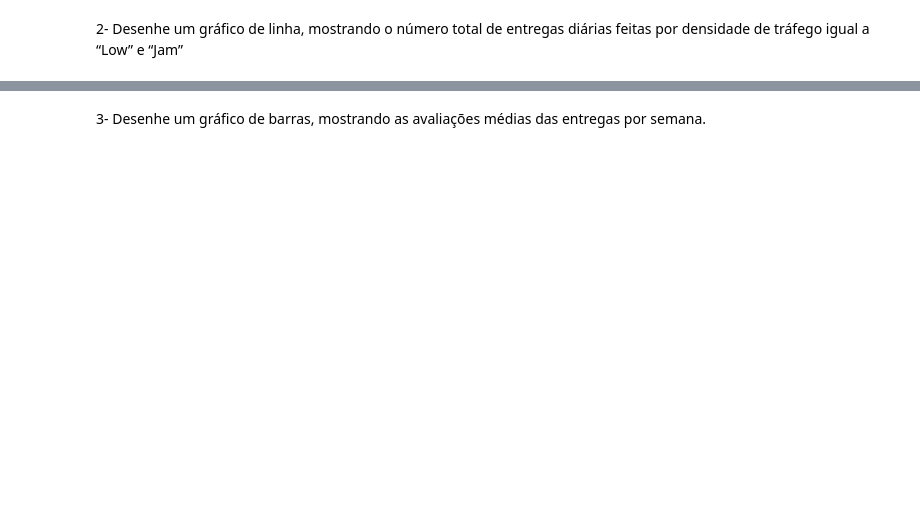
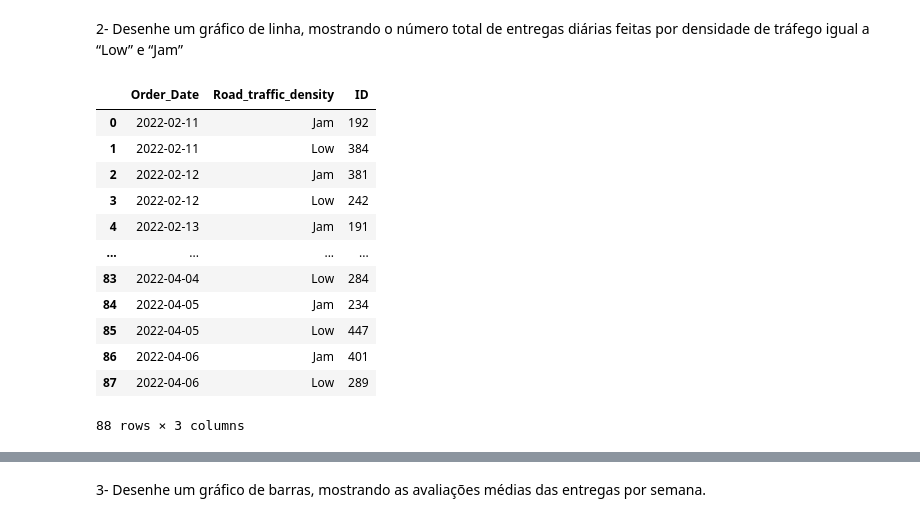
Before and after one commit to Fabiorsi1979/FTC_Analisando_dados, a Jupyter notebook: Exercícios_Gráfico.ipynb, the cells around one changed output, grey strips where cells are left out. Cells and saved outputs as stored; diff of their text form; code cells hidden in the pictures; blank space fills up the shorter version.

```diff
--- a/Exercícios_Gráfico.ipynb
+++ b/Exercícios_Gráfico.ipynb
@@ -16,0 +25,2 @@ df = dados.copy()
+# %%
+pd.options.display.float_format ='{:.2f}'.format
@@ -20,3 +44,22 @@ por cidade
 # %% [markdown]
 2- Desenhe um gráfico de linha, mostrando o número total de entregas
 diárias feitas por densidade de tráfego igual a “Low” e “Jam”
+# %%
+df_aux = df[(df.loc[:,'Road_traffic_density']=='Jam') | (df.loc[:,'Road_traffic_density']=='Low')][['ID','Order_Date','Road_traffic_density']].groupby(['Order_Date','Road_traffic_density'])['ID'].count().reset_index()
+display(df_aux)
+display(px.line(df_aux,x='Order_Date',y='ID'))
+px.bar(df_aux,x='Order_Date',y='ID')
+# %% [output]
+|  | Order_Date | Road_traffic_density | ID |
+| 0 | 2022-02-11 | Jam | 192 |
+| 1 | 2022-02-11 | Low | 384 |
+| 2 | 2022-02-12 | Jam | 381 |
+| 3 | 2022-02-12 | Low | 242 |
+| 4 | 2022-02-13 | Jam | 191 |
+| ... | ... | ... | ... |
+| 83 | 2022-04-04 | Low | 284 |
+| 84 | 2022-04-05 | Jam | 234 |
+| 85 | 2022-04-05 | Low | 447 |
+| 86 | 2022-04-06 | Jam | 401 |
+| 87 | 2022-04-06 | Low | 289 |
+88 rows × 3 columns
```
Also changed, not shown: parts of 8 cells of this notebook.
